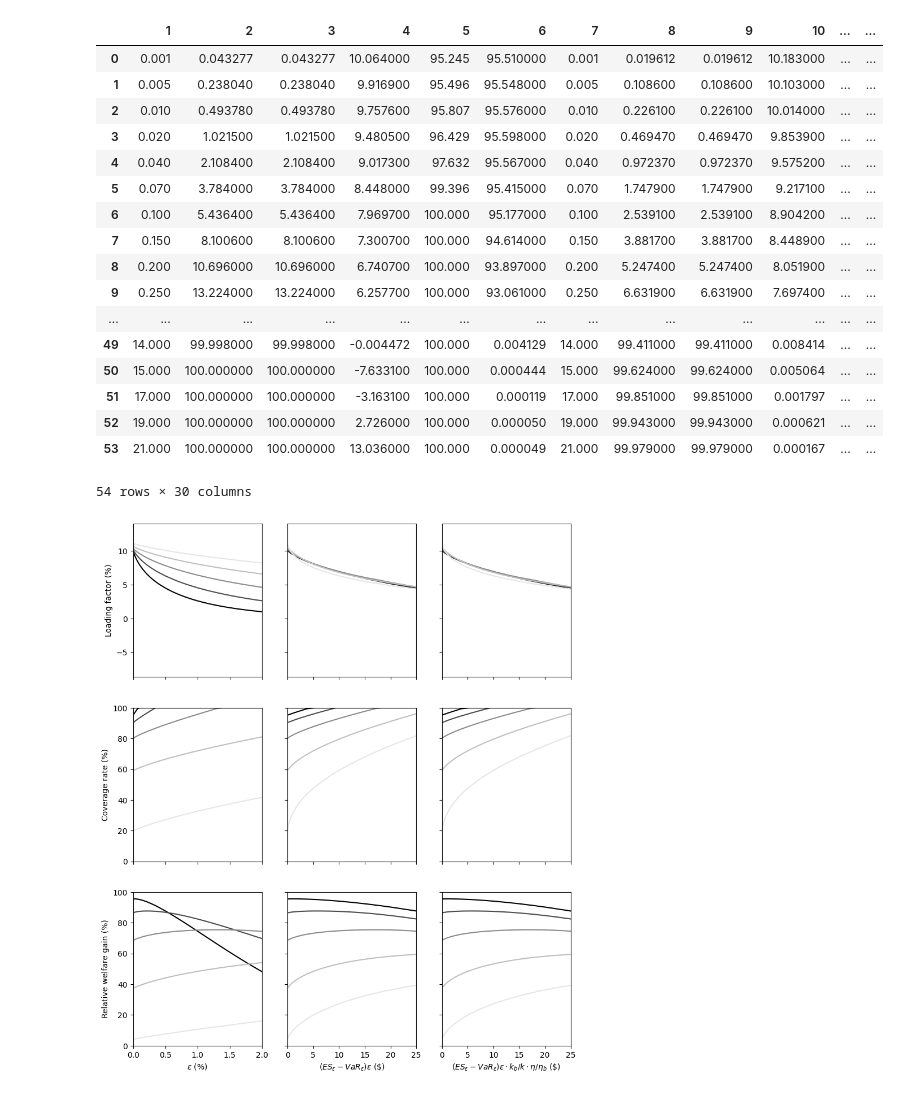
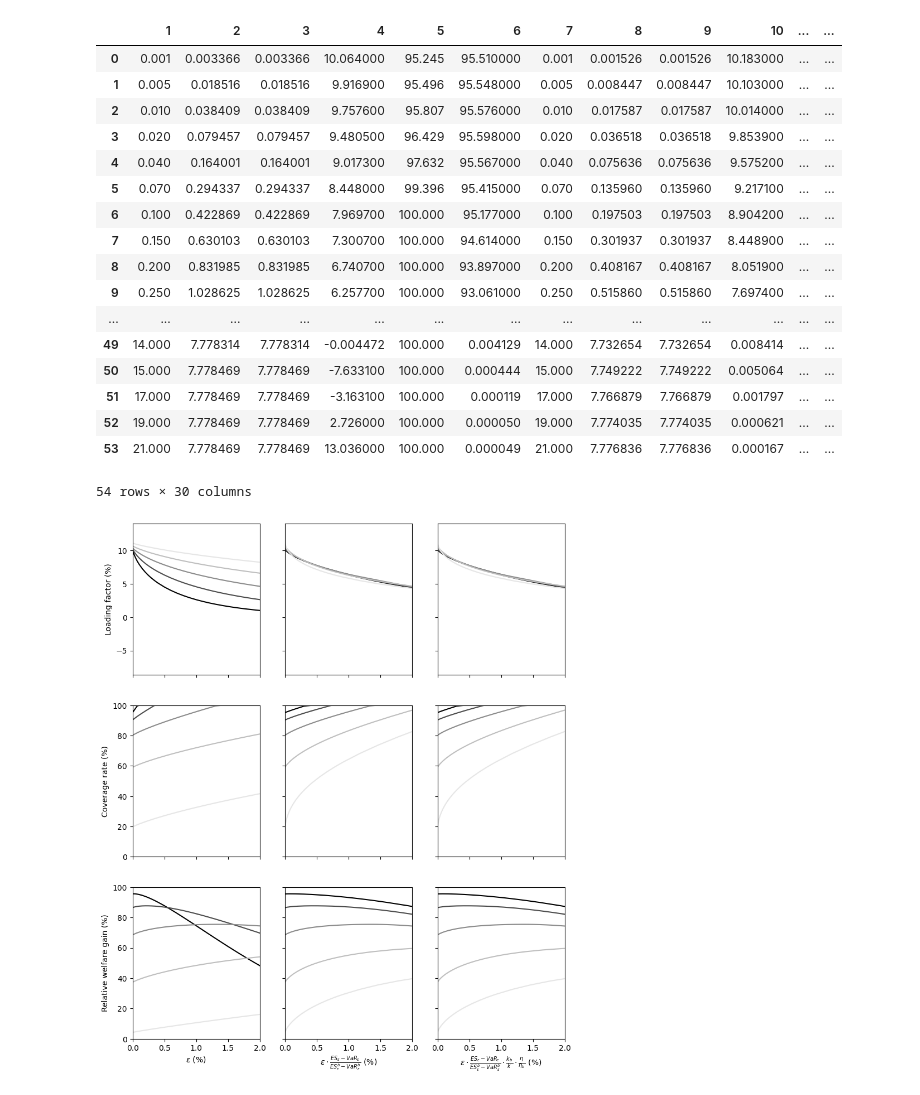
Before and after one commit to AGoussebaile/Catastrophe_Insurance, a Jupyter notebook: Num_Model/Graphes_results.ipynb, the cells around one changed output. Cells and saved outputs as stored; diff of their text form; code cells hidden in the pictures.

```diff
--- a/Num_Model/Graphes_results.ipynb
+++ b/Num_Model/Graphes_results.ipynb
@@ -7,21 +7,39 @@ import pandas as pd
 #data = pd.read_csv('3corVar.csv') #comparative static on risk correlation rho
 data = pd.read_csv('4proVar.csv') #comparative static on probability p and loss L
 
+ES_VaR_ref = data['14'].iloc[18]/data['13'].iloc[18]
+ES_VaR_k_eta__ref = data['15'].iloc[18]/data['13'].iloc[18]
+
 data['1'] = data['1']*100
 data['7'] = data['7']*100
 data['13'] = data['13']*100
 data['19'] = data['19']*100
 data['25'] = data['25']*100
+
+data['2'] = data['2']/ES_VaR_ref*100
+data['8'] = data['8']/ES_VaR_ref*100
+data['14'] = data['14']/ES_VaR_ref*100
+data['20'] = data['20']/ES_VaR_ref*100
+data['26'] = data['26']/ES_VaR_ref*100
+
+data['3'] = data['3']/ES_VaR_k_eta__ref*100
+data['9'] = data['9']/ES_VaR_k_eta__ref*100
+data['15'] = data['15']/ES_VaR_k_eta__ref*100
+data['21'] = data['21']/ES_VaR_k_eta__ref*100
+data['27'] = data['27']/ES_VaR_k_eta__ref*100
+
 data['4'] = data['4']*100
 data['10'] = data['10']*100
 data['16'] = data['16']*100
 data['22'] = data['22']*100
 data['28'] = data['28']*100
+
 data['5'] = data['5']*100
 data['11'] = data['11']*100
 data['17'] = data['17']*100
 data['23'] = data['23']*100
 data['29'] = data['29']*100
+
 data['6'] = data['6']*100
 data['12'] = data['12']*100
 data['18'] = data['18']*100
@@ -30,22 +48,22 @@ data['30'] = data['30']*100
 data
 # %% [output]
 |  | 1 | 2 | 3 | 4 | 5 | 6 | 7 | 8 | 9 | 10 | ... | ... |
-| 0 | 0.001 | 0.043277 | 0.043277 | 10.064000 | 95.245 | 95.510000 | 0.001 | 0.019612 | 0.019612 | 10.183000 | ... | ... |
-| 1 | 0.005 | 0.238040 | 0.238040 | 9.916900 | 95.496 | 95.548000 | 0.005 | 0.108600 | 0.108600 | 10.103000 | ... | ... |
-| 2 | 0.010 | 0.493780 | 0.493780 | 9.757600 | 95.807 | 95.576000 | 0.010 | 0.226100 | 0.226100 | 10.014000 | ... | ... |
-| 3 | 0.020 | 1.021500 | 1.021500 | 9.480500 | 96.429 | 95.598000 | 0.020 | 0.469470 | 0.469470 | 9.853900 | ... | ... |
-| 4 | 0.040 | 2.108400 | 2.108400 | 9.017300 | 97.632 | 95.567000 | 0.040 | 0.972370 | 0.972370 | 9.575200 | ... | ... |
-| 5 | 0.070 | 3.784000 | 3.784000 | 8.448000 | 99.396 | 95.415000 | 0.070 | 1.747900 | 1.747900 | 9.217100 | ... | ... |
-| 6 | 0.100 | 5.436400 | 5.436400 | 7.969700 | 100.000 | 95.177000 | 0.100 | 2.539100 | 2.539100 | 8.904200 | ... | ... |
-| 7 | 0.150 | 8.100600 | 8.100600 | 7.300700 | 100.000 | 94.614000 | 0.150 | 3.881700 | 3.881700 | 8.448900 | ... | ... |
-| 8 | 0.200 | 10.696000 | 10.696000 | 6.740700 | 100.000 | 93.897000 | 0.200 | 5.247400 | 5.247400 | 8.051900 | ... | ... |
-| 9 | 0.250 | 13.224000 | 13.224000 | 6.257700 | 100.000 | 93.061000 | 0.250 | 6.631900 | 6.631900 | 7.697400 | ... | ... |
+| 0 | 0.001 | 0.003366 | 0.003366 | 10.064000 | 95.245 | 95.510000 | 0.001 | 0.001526 | 0.001526 | 10.183000 | ... | ... |
+| 1 | 0.005 | 0.018516 | 0.018516 | 9.916900 | 95.496 | 95.548000 | 0.005 | 0.008447 | 0.008447 | 10.103000 | ... | ... |
+| 2 | 0.010 | 0.038409 | 0.038409 | 9.757600 | 95.807 | 95.576000 | 0.010 | 0.017587 | 0.017587 | 10.014000 | ... | ... |
+| 3 | 0.020 | 0.079457 | 0.079457 | 9.480500 | 96.429 | 95.598000 | 0.020 | 0.036518 | 0.036518 | 9.853900 | ... | ... |
+| 4 | 0.040 | 0.164001 | 0.164001 | 9.017300 | 97.632 | 95.567000 | 0.040 | 0.075636 | 0.075636 | 9.575200 | ... | ... |
+| 5 | 0.070 | 0.294337 | 0.294337 | 8.448000 | 99.396 | 95.415000 | 0.070 | 0.135960 | 0.135960 | 9.217100 | ... | ... |
+| 6 | 0.100 | 0.422869 | 0.422869 | 7.969700 | 100.000 | 95.177000 | 0.100 | 0.197503 | 0.197503 | 8.904200 | ... | ... |
+| 7 | 0.150 | 0.630103 | 0.630103 | 7.300700 | 100.000 | 94.614000 | 0.150 | 0.301937 | 0.301937 | 8.448900 | ... | ... |
+| 8 | 0.200 | 0.831985 | 0.831985 | 6.740700 | 100.000 | 93.897000 | 0.200 | 0.408167 | 0.408167 | 8.051900 | ... | ... |
+| 9 | 0.250 | 1.028625 | 1.028625 | 6.257700 | 100.000 | 93.061000 | 0.250 | 0.515860 | 0.515860 | 7.697400 | ... | ... |
 | ... | ... | ... | ... | ... | ... | ... | ... | ... | ... | ... | ... | ... |
-| 49 | 14.000 | 99.998000 | 99.998000 | -0.004472 | 100.000 | 0.004129 | 14.000 | 99.411000 | 99.411000 | 0.008414 | ... | ... |
-| 50 | 15.000 | 100.000000 | 100.000000 | -7.633100 | 100.000 | 0.000444 | 15.000 | 99.624000 | 99.624000 | 0.005064 | ... | ... |
-| 51 | 17.000 | 100.000000 | 100.000000 | -3.163100 | 100.000 | 0.000119 | 17.000 | 99.851000 | 99.851000 | 0.001797 | ... | ... |
-| 52 | 19.000 | 100.000000 | 100.000000 | 2.726000 | 100.000 | 0.000050 | 19.000 | 99.943000 | 99.943000 | 0.000621 | ... | ... |
-| 53 | 21.000 | 100.000000 | 100.000000 | 13.036000 | 100.000 | 0.000049 | 21.000 | 99.979000 | 99.979000 | 0.000167 | ... | ... |
+| 49 | 14.000 | 7.778314 | 7.778314 | -0.004472 | 100.000 | 0.004129 | 14.000 | 7.732654 | 7.732654 | 0.008414 | ... | ... |
+| 50 | 15.000 | 7.778469 | 7.778469 | -7.633100 | 100.000 | 0.000444 | 15.000 | 7.749222 | 7.749222 | 0.005064 | ... | ... |
+| 51 | 17.000 | 7.778469 | 7.778469 | -3.163100 | 100.000 | 0.000119 | 17.000 | 7.766879 | 7.766879 | 0.001797 | ... | ... |
+| 52 | 19.000 | 7.778469 | 7.778469 | 2.726000 | 100.000 | 0.000050 | 19.000 | 7.774035 | 7.774035 | 0.000621 | ... | ... |
+| 53 | 21.000 | 7.778469 | 7.778469 | 13.036000 | 100.000 | 0.000049 | 21.000 | 7.776836 | 7.776836 | 0.000167 | ... | ... |
 54 rows × 30 columns
 # %%
 fig, axs = plt.subplots(3, 3)
@@ -67,8 +85,8 @@ axs[0, 1].plot(data['14'], data['16'], color=(0.55, 0.55, 0.55))
 axs[0, 1].plot(data['20'], data['22'], color=(0.75, 0.75, 0.75))
 axs[0, 1].plot(data['26'], data['28'], color=(0.9, 0.9, 0.9))
 #axs[0, 1].set_title('Loading')
-axs[0, 1].set(xlabel=r'$(ES_{\epsilon}-VaR_{\epsilon})\epsilon$ (\$)',ylabel='Loading factor (%)')
-axs[0, 1].set_xlim([0, 25])
+axs[0, 1].set(xlabel=r'$\epsilon \cdot \frac{ES_{\epsilon}-VaR_{\epsilon}}{ES_{\epsilon}^b-VaR_{\epsilon}^b}$ (%)',ylabel='Loading factor (%)')
+axs[0, 1].set_xlim([0, 2.0])
 
 axs[0, 2].plot(data['3'], data['4'], color=(0.0, 0.0, 0.0))
 axs[0, 2].plot(data['9'], data['10'], color=(0.3, 0.3, 0.3))
@@ -76,8 +94,8 @@ axs[0, 2].plot(data['15'], data['16'], color=(0.55, 0.55, 0.55))
 axs[0, 2].plot(data['21'], data['22'], color=(0.75, 0.75, 0.75))
 axs[0, 2].plot(data['27'], data['28'], color=(0.9, 0.9, 0.9))
 #axs[0, 2].set_title('Loading')
-axs[0, 2].set(xlabel=r'$(ES_{\epsilon}-VaR_{\epsilon})\epsilon \cdot k_b/k \cdot \eta/\eta_b$ (\$)',ylabel='Loading factor (%)')
-axs[0, 2].set_xlim([0, 25])
+axs[0, 2].set(xlabel=r'$\epsilon \cdot \frac{ES_{\epsilon}-VaR_{\epsilon}}{ES_{\epsilon}^b-VaR_{\epsilon}^b} \cdot \frac{k_b}{k} \cdot \frac{\eta}{\eta_b}$ (%)',ylabel='Loading factor (%)')
+axs[0, 2].set_xlim([0, 2.0])
 
 axs[1, 0].plot(data['1'], data['5'], color=(0.0, 0.0, 0.0))
 axs[1, 0].plot(data['7'], data['11'], color=(0.3, 0.3, 0.3))
@@ -95,8 +113,8 @@ axs[1, 1].plot(data['14'], data['17'], color=(0.55, 0.55, 0.55))
 axs[1, 1].plot(data['20'], data['23'], color=(0.75, 0.75, 0.75))
 axs[1, 1].plot(data['26'], data['29'], color=(0.9, 0.9, 0.9))
 #axs[1, 1].set_title('Coverage')
-axs[1, 1].set(xlabel=r'$(ES_{\epsilon}-VaR_{\epsilon})\epsilon$ (\$)',ylabel='Coverage rate (%)')
-axs[1, 1].set_xlim([0, 25])
+axs[1, 1].set(xlabel=r'$\epsilon \cdot \frac{ES_{\epsilon}-VaR_{\epsilon}}{ES_{\epsilon}^b-VaR_{\epsilon}^b}$ (%)',ylabel='Coverage rate (%)')
+axs[1, 1].set_xlim([0, 2.0])
 axs[1, 1].set_ylim([0, 100])
 
 axs[1, 2].plot(data['3'], data['5'], color=(0.0, 0.0, 0.0))
@@ -105,41 +123,41 @@ axs[1, 2].plot(data['15'], data['17'], color=(0.55, 0.55, 0.55))
 axs[1, 2].plot(data['21'], data['23'], color=(0.75, 0.75, 0.75))
 axs[1, 2].plot(data['27'], data['29'], color=(0.9, 0.9, 0.9))
 #axs[1, 2].set_title('Coverage')
-axs[1, 2].set(xlabel=r'$(ES_{\epsilon}-VaR_{\epsilon})\epsilon \cdot k_b/k \cdot \eta/\eta_b$ (\$)',ylabel='Coverage rate (%)')
-axs[1, 2].set_xlim([0, 25])
+axs[1, 2].set(xlabel=r'$\epsilon \cdot \frac{ES_{\epsilon}-VaR_{\epsilon}}{ES_{\epsilon}^b-VaR_{\epsilon}^b} \cdot \frac{k_b}{k} \cdot \frac{\eta}{\eta_b}$ (%)',ylabel='Coverage rate (%)')
+axs[1, 2].set_xlim([0, 2.0])
 axs[1, 2].set_ylim([0, 100])
 
 axs[2, 0].plot(data['1'], data['6'], color=(0.0, 0.0, 0.0))
 axs[2, 0].plot(data['7'], data['12'], color=(0.3, 0.3, 0.3))
 axs[2, 0].plot(data['13'], data['18'], color=(0.55, 0.55, 0.55))
 axs[2, 0].plot(data['19'], data['24'], color=(0.75, 0.75, 0.75))
 axs[2, 0].plot(data['25'], data['30'], color=(0.9, 0.9, 0.9))
 #axs[2, 0].set_title('Welfare')
 axs[2, 0].set(xlabel='$\epsilon$ (%)',ylabel='Relative welfare gain (%)')
 axs[2, 0].set_xlim([0, 2.0])
 axs[2, 0].set_ylim([0, 100])
 
 axs[2, 1].plot(data['2'], data['6'], color=(0.0, 0.0, 0.0))
 axs[2, 1].plot(data['8'], data['12'], color=(0.3, 0.3, 0.3))
 axs[2, 1].plot(data['14'], data['18'], color=(0.55, 0.55, 0.55))
 axs[2, 1].plot(data['20'], data['24'], color=(0.75, 0.75, 0.75))
 axs[2, 1].plot(data['26'], data['30'], color=(0.9, 0.9, 0.9))
 #axs[2, 1].set_title('Welfare')
-axs[2, 1].set(xlabel=r'$(ES_{\epsilon}-VaR_{\epsilon})\epsilon$ (\$)',ylabel='Relative welfare gain (%)')
-axs[2, 1].set_xlim([0, 25])
+axs[2, 1].set(xlabel=r'$\epsilon \cdot \frac{ES_{\epsilon}-VaR_{\epsilon}}{ES_{\epsilon}^b-VaR_{\epsilon}^b}$ (%)',ylabel='Relative welfare gain (%)')
+axs[2, 1].set_xlim([0, 2.0])
 axs[2, 1].set_ylim([0, 100])
 
 axs[2, 2].plot(data['3'], data['6'], color=(0.0, 0.0, 0.0))
 axs[2, 2].plot(data['9'], data['12'], color=(0.3, 0.3, 0.3))
 axs[2, 2].plot(data['15'], data['18'], color=(0.55, 0.55, 0.55))
 axs[2, 2].plot(data['21'], data['24'], color=(0.75, 0.75, 0.75))
 axs[2, 2].plot(data['27'], data['30'], color=(0.9, 0.9, 0.9))
 #axs[2, 2].set_title('Welfare')
-axs[2, 2].set(xlabel=r'$(ES_{\epsilon}-VaR_{\epsilon})\epsilon \cdot k_b/k \cdot \eta/\eta_b$ (\$)',ylabel='Relative welfare gain (%)')
-axs[2, 2].set_xlim([0, 25])
+axs[2, 2].set(xlabel=r'$\epsilon \cdot \frac{ES_{\epsilon}-VaR_{\epsilon}}{ES_{\epsilon}^b-VaR_{\epsilon}^b} \cdot \frac{k_b}{k} \cdot \frac{\eta}{\eta_b}$ (%)',ylabel='Relative welfare gain (%)')
+axs[2, 2].set_xlim([0, 2.0])
 axs[2, 2].set_ylim([0, 100])
 
 for ax in axs.flat:
     ax.label_outer();
 # %% [output]
-[figure, old version]
+[figure, new version]
```
Also changed, not shown: 5 other files.
